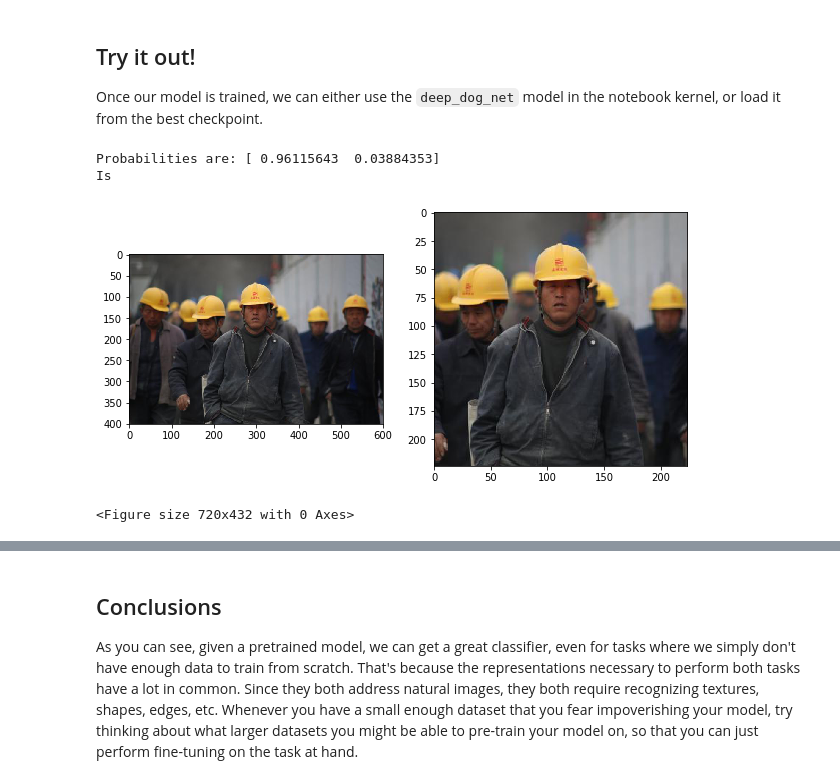
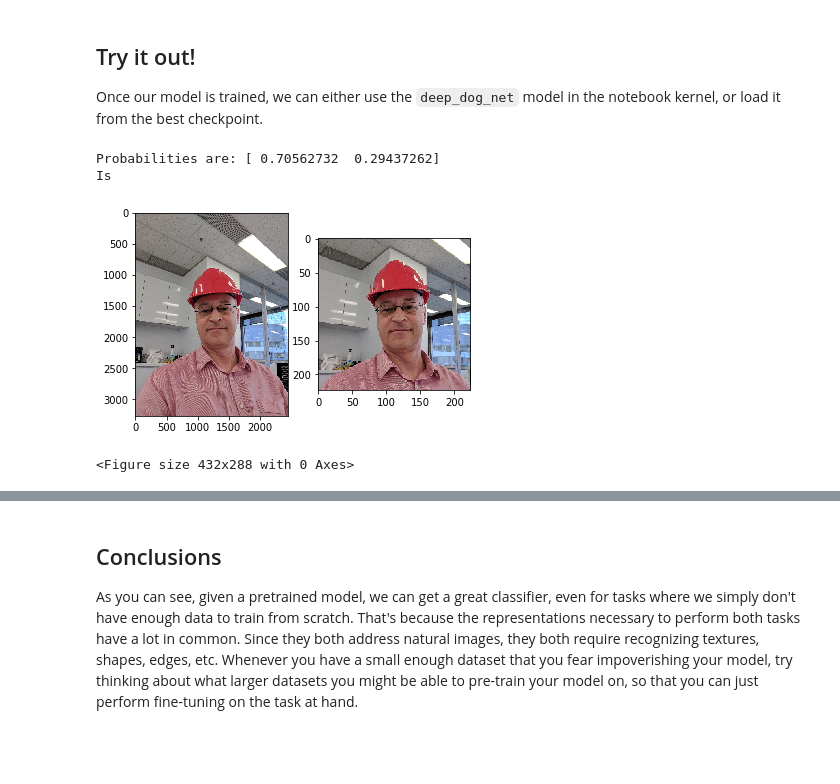
Before and after one commit to Steve--Hunter/DeepLens-Safety-Helmet, a Jupyter notebook: 3. Fine tune existing model.ipynb, the cells around one changed output, grey strips where cells are left out. Cells and saved outputs as stored; diff of their text form; code cells hidden in the pictures; blank space fills up the shorter version.

Commit message:
Update with DeepLens SSH info

```diff
--- a/3. Fine tune existing model.ipynb
+++ b/3. Fine tune existing model.ipynb
@@ -444,14 +461,14 @@ Once our model is trained, we can either use the `deep_dog_net` model in the not
 # with validation F1 score of 0.74.
 #download('https://apache-mxnet.s3-accelerate.amazonaws.com/gluon/models/deep-dog-5a342a6f.params',
 #         overwrite=True)
-deep_dog_net.load_params('deep-helmet-15.params', ctx)
+deep_dog_net.load_params('deep-helmet-12.params', ctx)
 # %%
-classify_helmet(deep_dog_net, './validation/helmet1.jpg')
+classify_helmet(deep_dog_net, './validation/helmet3.jpg')
 # %% [output]
-Probabilities are: [ 0.96115643  0.03884353]
+Probabilities are: [ 0.70562732  0.29437262]
 Is
-[figure, old version]
+[figure, new version]
-<Figure size 720x432 with 0 Axes>
+<Figure size 432x288 with 0 Axes>
 # %%
 
 
```
Also changed, not shown: parts of 11 cells of this notebook, 15 other files.
